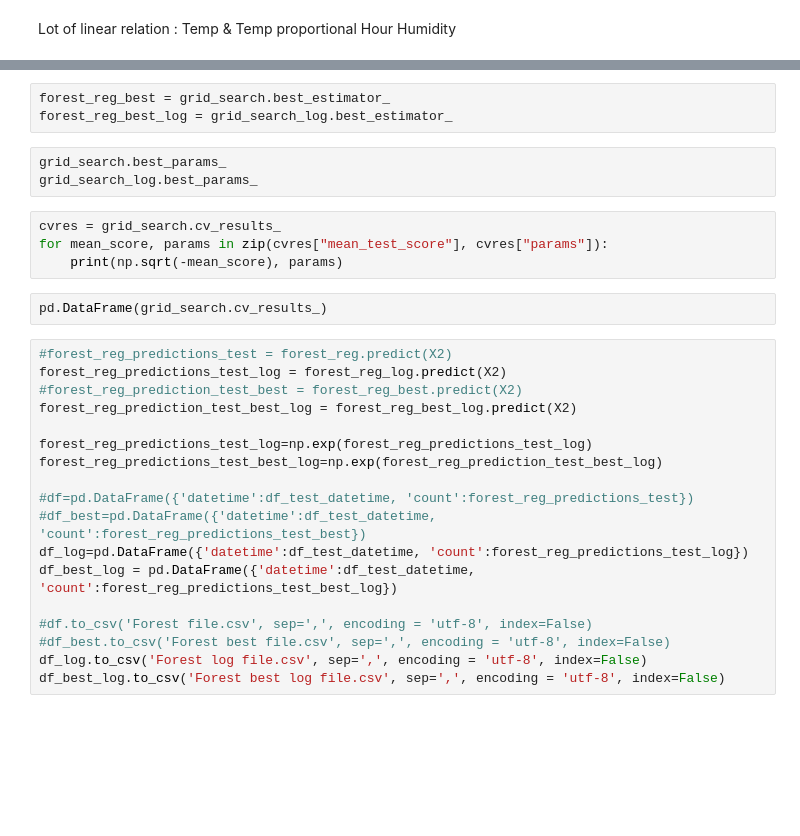
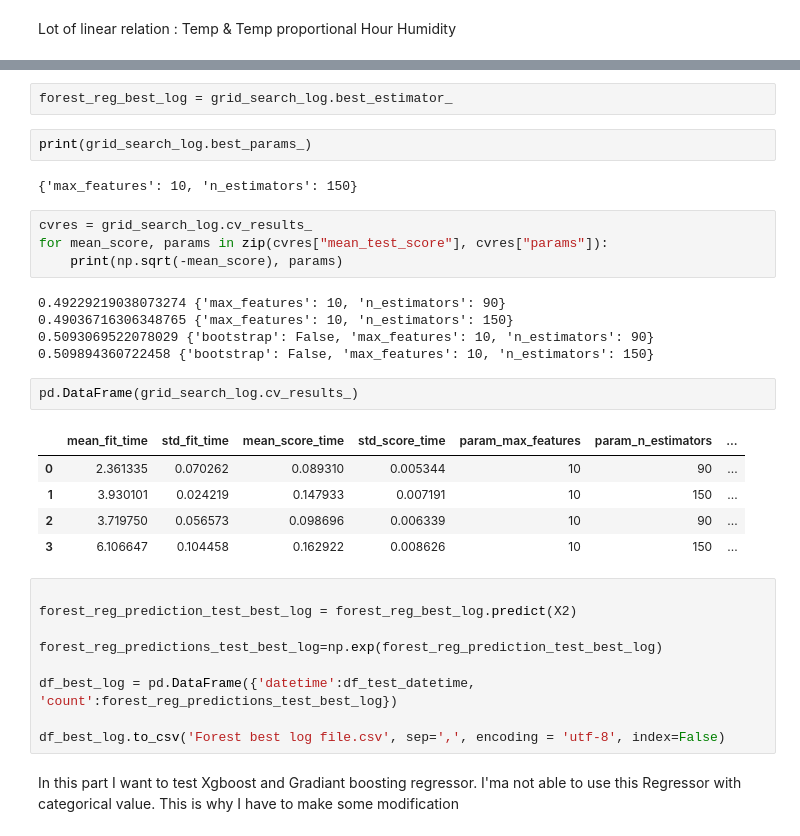
Before and after one commit to Anthime-Biau/Training, a Jupyter notebook: Bike_Sharing_Demand_Kernel.ipynb, the cells around one changed output, grey strips where cells are left out. Saved outputs shown, nothing was run; the diff lists cells and outputs as text; blank space fills up the shorter version.

```diff
--- a/Bike_Sharing_Demand_Kernel.ipynb
+++ b/Bike_Sharing_Demand_Kernel.ipynb
@@ -200,30 +252,34 @@ grid_search_log.fit(X,Ylog)
-# %%
-forest_reg_best = grid_search.best_estimator_
-forest_reg_best_log = grid_search_log.best_estimator_
+# %%
+forest_reg_best_log = grid_search_log.best_estimator_
 # %%
-grid_search.best_params_
-grid_search_log.best_params_
+print(grid_search_log.best_params_)
+# %% [output]
+{'max_features': 10, 'n_estimators': 150}
 # %%
-cvres = grid_search.cv_results_
+cvres = grid_search_log.cv_results_
 for mean_score, params in zip(cvres["mean_test_score"], cvres["params"]):
     print(np.sqrt(-mean_score), params)
+# %% [output]
+0.49229219038073274 {'max_features': 10, 'n_estimators': 90}
+0.49036716306348765 {'max_features': 10, 'n_estimators': 150}
+0.5093069522078029 {'bootstrap': False, 'max_features': 10, 'n_estimators': 90}
+0.509894360722458 {'bootstrap': False, 'max_features': 10, 'n_estimators': 150}
 # %%
-pd.DataFrame(grid_search.cv_results_)
+pd.DataFrame(grid_search_log.cv_results_)
+# %% [output]
+|  | mean_fit_time | std_fit_time | mean_score_time | std_score_time | param_max_features | param_n_estimators | ... |
+| 0 | 2.361335 | 0.070262 | 0.089310 | 0.005344 | 10 | 90 | ... |
+| 1 | 3.930101 | 0.024219 | 0.147933 | 0.007191 | 10 | 150 | ... |
+| 2 | 3.719750 | 0.056573 | 0.098696 | 0.006339 | 10 | 90 | ... |
+| 3 | 6.106647 | 0.104458 | 0.162922 | 0.008626 | 10 | 150 | ... |
-# %%
-#forest_reg_predictions_test = forest_reg.predict(X2)
-forest_reg_predictions_test_log = forest_reg_log.predict(X2)
-#forest_reg_prediction_test_best = forest_reg_best.predict(X2)
-forest_reg_prediction_test_best_log = forest_reg_best_log.predict(X2)
-
-forest_reg_predictions_test_log=np.exp(forest_reg_predictions_test_log)
-forest_reg_predictions_test_best_log=np.exp(forest_reg_prediction_test_best_log)
-
-#df=pd.DataFrame({'datetime':df_test_datetime, 'count':forest_reg_predictions_test})
-#df_best=pd.DataFrame({'datetime':df_test_datetime, 'count':forest_reg_predictions_test_best})
-df_log=pd.DataFrame({'datetime':df_test_datetime, 'count':forest_reg_predictions_test_log})
-df_best_log = pd.DataFrame({'datetime':df_test_datetime, 'count':forest_reg_predictions_test_best_log})
-
-#df.to_csv('Forest file.csv', sep=',', encoding = 'utf-8', index=False)
-#df_best.to_csv('Forest best file.csv', sep=',', encoding = 'utf-8', index=False)
-df_log.to_csv('Forest log file.csv', sep=',', encoding = 'utf-8', index=False)
-df_best_log.to_csv('Forest best log file.csv', sep=',', encoding = 'utf-8', index=False)
+# %%
+
+forest_reg_prediction_test_best_log = forest_reg_best_log.predict(X2)
+
+forest_reg_predictions_test_best_log=np.exp(forest_reg_prediction_test_best_log)
+
+df_best_log = pd.DataFrame({'datetime':df_test_datetime, 'count':forest_reg_predictions_test_best_log})
+
+df_best_log.to_csv('Forest best log file.csv', sep=',', encoding = 'utf-8', index=False)
+# %% [markdown]
+In this part I want to test Xgboost and Gradiant boosting regressor. I'ma not able to use this Regressor with categorical value. This is why I have to make some modification
```
Also changed, not shown: parts of 29 cells of this notebook.
